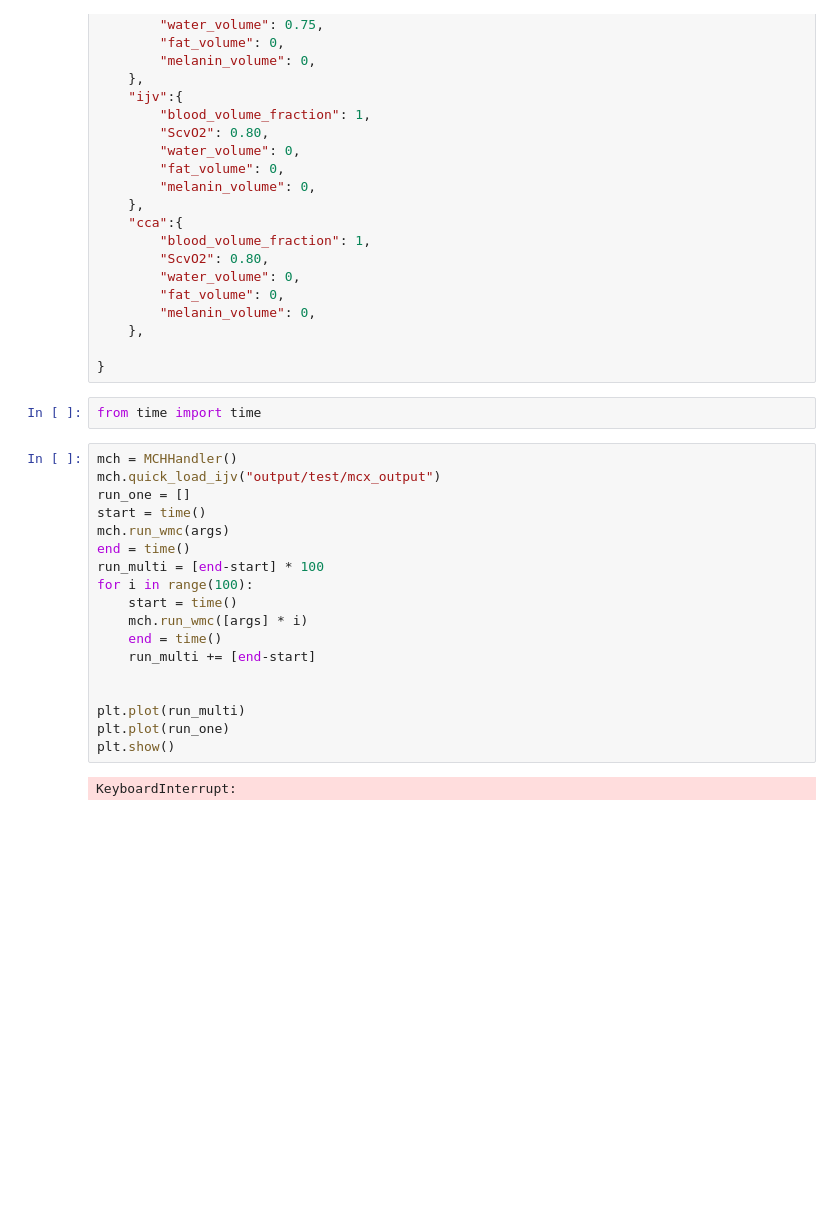
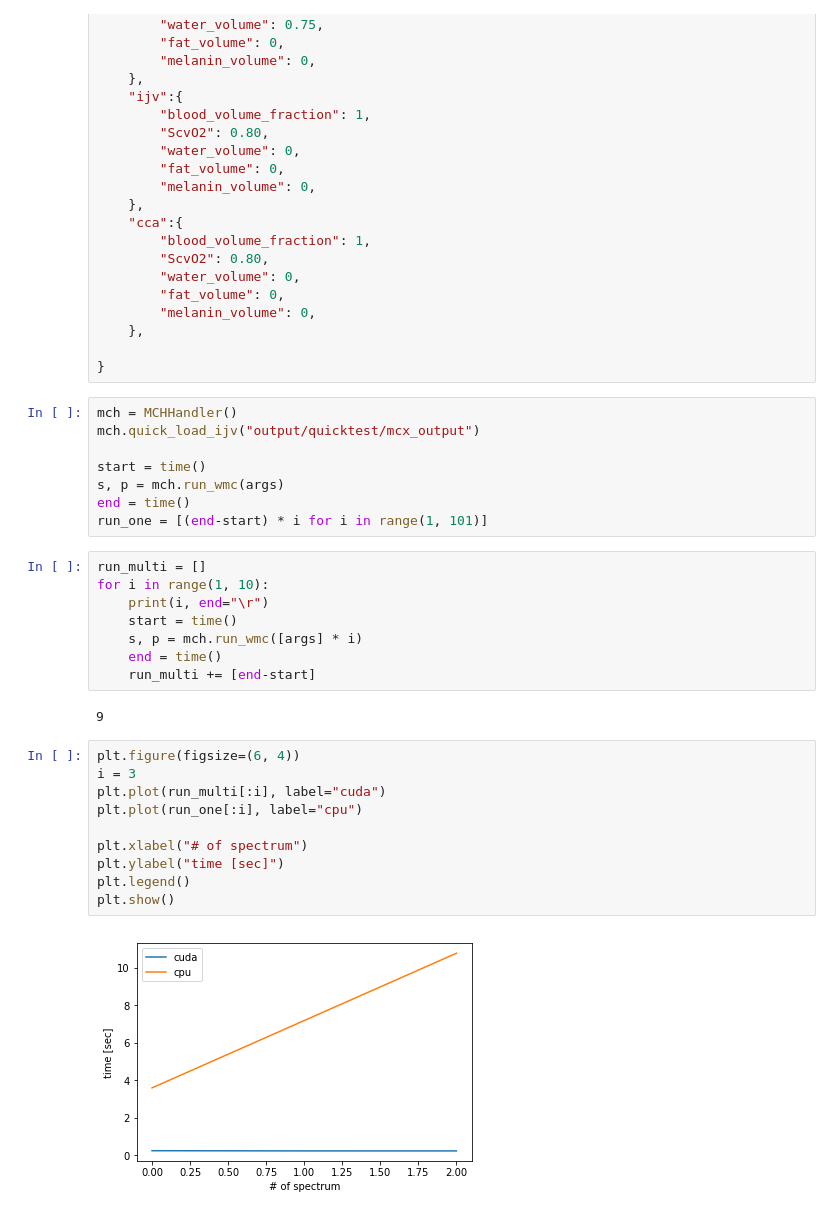
Before and after one commit to ToastCheng/ijv, a Jupyter notebook: n_revise_wmc.ipynb, the cells around one changed output. Cells and saved outputs as stored; diff of their text form; blank space fills up the shorter version.

```diff
--- a/n_revise_wmc.ipynb
+++ b/n_revise_wmc.ipynb
@@ -51,25 +52,33 @@ args = {
     },
 
 }
-# %%
-from time import time
 # %%
 mch = MCHHandler()
-mch.quick_load_ijv("output/test/mcx_output")
-run_one = []
+mch.quick_load_ijv("output/quicktest/mcx_output")
+
 start = time()
-mch.run_wmc(args)
+s, p = mch.run_wmc(args)
 end = time()
-run_multi = [end-start] * 100
-for i in range(100):
-    start = time()
-    mch.run_wmc([args] * i)
-    end = time()
-    run_multi += [end-start]
-
-
-plt.plot(run_multi)
-plt.plot(run_one)
-plt.show()
+run_one = [(end-start) * i for i in range(1, 101)]
-# %% [output]
-KeyboardInterrupt:
+# %%
+run_multi = []
+for i in range(1, 10):
+    print(i, end="\r")
+    start = time()
+    s, p = mch.run_wmc([args] * i)
+    end = time()
+    run_multi += [end-start]
+# %% [output]
+9
+# %%
+plt.figure(figsize=(6, 4))
+i = 3
+plt.plot(run_multi[:i], label="cuda")
+plt.plot(run_one[:i], label="cpu")
+
+plt.xlabel("# of spectrum")
+plt.ylabel("time [sec]")
+plt.legend()
+plt.show()
+# %% [output]
+[figure, added]
```
Also changed, not shown: parts of 5 cells of this notebook, 3 other files.
